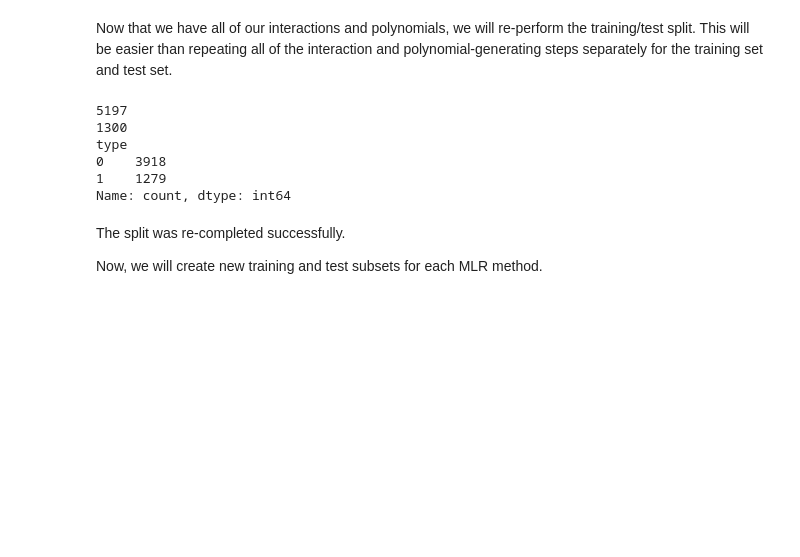
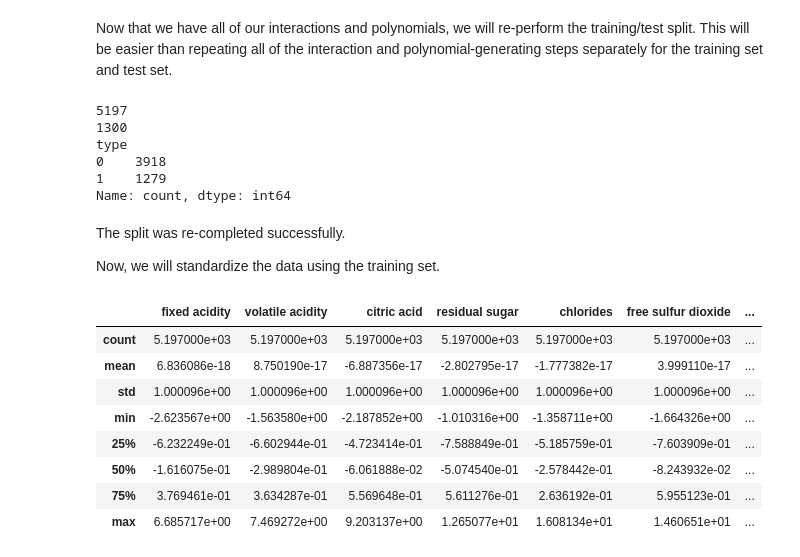
Before and after one commit to trevorlillywhite/HW7-NCSU-ST-554-Trevor-Lillywhite, a Jupyter notebook: HW7_ST554_Lillywhite.ipynb, the cells around one changed output. Saved outputs shown, nothing was run; the diff lists cells and outputs as text; code cells hidden in the pictures; blank space fills up the shorter version.

```diff
--- a/HW7_ST554_Lillywhite.ipynb
+++ b/HW7_ST554_Lillywhite.ipynb
@@ -428,4 +429,20 @@ Name: count, dtype: int64
 # %% [markdown]
 The split was re-completed successfully.
 
-Now, we will create new training and test subsets for each MLR method.
+Now, we will standardize the data using the training set.
+# %%
+# Standardize data using training set
+scaler = StandardScaler()
+X_train_std = pd.DataFrame(scaler.fit_transform(X_train),
+                           columns=X_train.columns)
+X_train_std.describe()
+# %% [output]
+|  | fixed acidity | volatile acidity | citric acid | residual sugar | chlorides | free sulfur dioxide | ... |
+| count | 5.197000e+03 | 5.197000e+03 | 5.197000e+03 | 5.197000e+03 | 5.197000e+03 | 5.197000e+03 | ... |
+| mean | 6.836086e-18 | 8.750190e-17 | -6.887356e-17 | -2.802795e-17 | -1.777382e-17 | 3.999110e-17 | ... |
+| std | 1.000096e+00 | 1.000096e+00 | 1.000096e+00 | 1.000096e+00 | 1.000096e+00 | 1.000096e+00 | ... |
+| min | -2.623567e+00 | -1.563580e+00 | -2.187852e+00 | -1.010316e+00 | -1.358711e+00 | -1.664326e+00 | ... |
+| 25% | -6.232249e-01 | -6.602944e-01 | -4.723414e-01 | -7.588849e-01 | -5.185759e-01 | -7.603909e-01 | ... |
+| 50% | -1.616075e-01 | -2.989804e-01 | -6.061888e-02 | -5.074540e-01 | -2.578442e-01 | -8.243932e-02 | ... |
+| 75% | 3.769461e-01 | 3.634287e-01 | 5.569648e-01 | 5.611276e-01 | 2.636192e-01 | 5.955123e-01 | ... |
+| max | 6.685717e+00 | 7.469272e+00 | 9.203137e+00 | 1.265077e+01 | 1.608134e+01 | 1.460651e+01 | ... |
```
Also changed, not shown: parts of 9 cells of this notebook.
